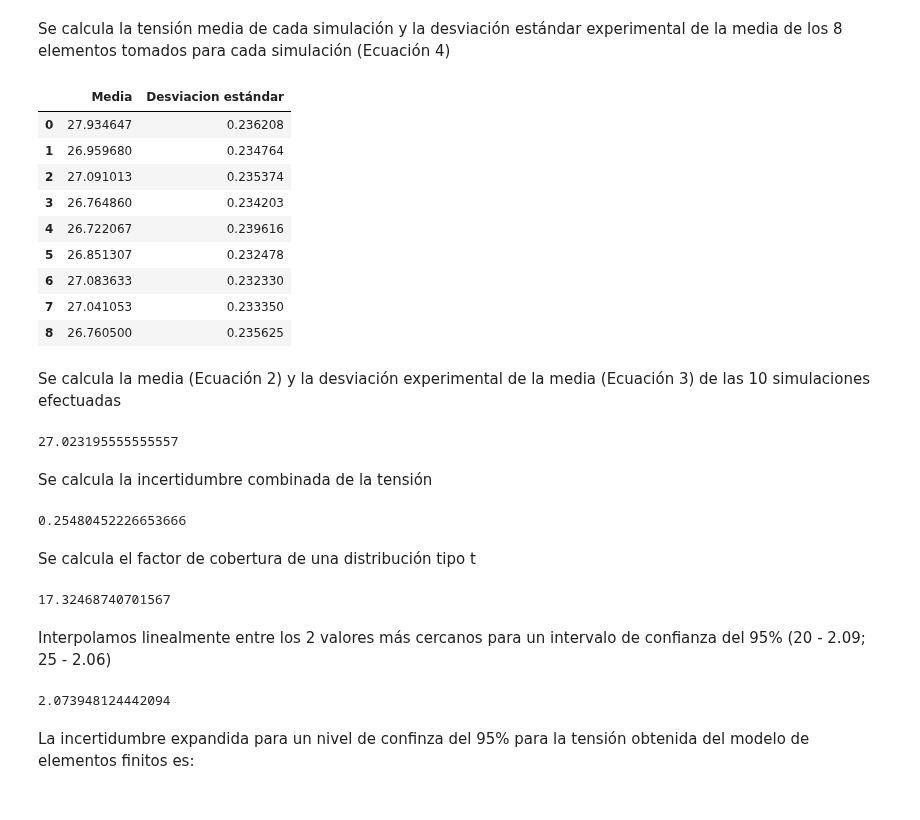
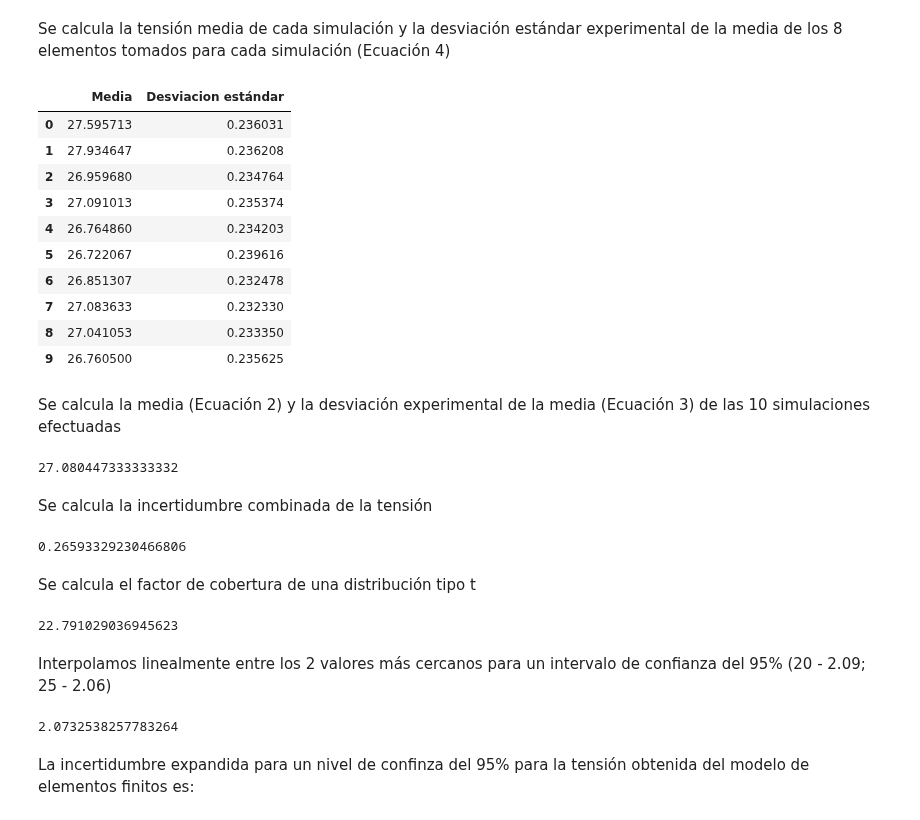
Before and after one commit to vacagon/Practica3_ADEM, a Jupyter notebook: practica3_ADEM.ipynb, the cells around one changed output. Drawn from its saved outputs; the diff is of its cells as text; code cells hidden in the pictures.

```diff
--- a/practica3_ADEM.ipynb
+++ b/practica3_ADEM.ipynb
@@ -47,24 +47,25 @@ Se calcula la tensión media de cada simulación y la desviación estándar expe
 # %%
 media_simulacion = []
 std_simulacion = []
-simulaciones = mef_df.columns[1:]
+simulaciones = mef_df.columns[0:]
 for simulacion in simulaciones:
     media_simulacion.append(mef_df[simulacion].mean())
     std_simulacion.append(sem(mef_df[simulacion]))
 mef_df_2 = pd.DataFrame(media_simulacion, columns = ['Media'])
 mef_df_2['Desviacion estándar'] = std_simulacion
 display(mef_df_2)
 # %% [output]
 |  | Media | Desviacion estándar |
-| 0 | 27.934647 | 0.236208 |
-| 1 | 26.959680 | 0.234764 |
-| 2 | 27.091013 | 0.235374 |
-| 3 | 26.764860 | 0.234203 |
-| 4 | 26.722067 | 0.239616 |
-| 5 | 26.851307 | 0.232478 |
-| 6 | 27.083633 | 0.232330 |
-| 7 | 27.041053 | 0.233350 |
-| 8 | 26.760500 | 0.235625 |
+| 0 | 27.595713 | 0.236031 |
+| 1 | 27.934647 | 0.236208 |
+| 2 | 26.959680 | 0.234764 |
+| 3 | 27.091013 | 0.235374 |
+| 4 | 26.764860 | 0.234203 |
+| 5 | 26.722067 | 0.239616 |
+| 6 | 26.851307 | 0.232478 |
+| 7 | 27.083633 | 0.232330 |
+| 8 | 27.041053 | 0.233350 |
+| 9 | 26.760500 | 0.235625 |
 # %% [markdown]
 Se calcula la media (Ecuación 2) y la desviación experimental de la media (Ecuación 3) de las 10 simulaciones efectuadas
 # %%
@@ -72,28 +73,28 @@ Tension_mef = mef_df_2['Media'].astype('float').mean()
 s_mef = sem(mef_df_2['Media'])
 Tension_mef
 # %% [output]
-27.023195555555557
+27.080447333333332
 # %% [markdown]
 Se calcula la incertidumbre combinada de la tensión
 # %%
 u_c = math.sqrt((sum(pow(mef_df_2['Desviacion estándar'].astype('float'),2)) / N) + pow(s_mef,2))
 u_c
 # %% [output]
-0.25480452226653666
+0.26593329230466806
 # %% [markdown]
 Se calcula el factor de cobertura de una distribución tipo t
 # %%
-V_eff = pow(u_c,4) / ((pow(mef_df_2['Desviacion estándar'].astype('float').mean(),4) / (n-1))+(pow(s_mef,4) / (N-1)))
+V_eff = pow(u_c,4) / ((pow(mef_df_2['Desviacion estándar'].astype('float').mean(),4) / (n-1))+(pow(s_mef,4) / (N*n-1)))
 V_eff
 # %% [output]
-17.32468740701567
+22.791029036945623
 # %% [markdown]
 Interpolamos linealmente entre los 2 valores más cercanos para un intervalo de confianza del 95% (20 - 2.09; 25 - 2.06)
 # %%
-k_t = (2.06-2.09)/(20-25)*(V_eff - 20) + 2.09
+k_t = (2.09-2.06)/(20-25)*(V_eff - 20) + 2.09
 k_t
 # %% [output]
-2.073948124442094
+2.0732538257783264
 # %% [markdown]
 La incertidumbre expandida para un nivel de confinza del 95% para la tensión obtenida del modelo de elementos finitos es:
 # %%
```
Also changed, not shown: parts of 25 cells of this notebook.
